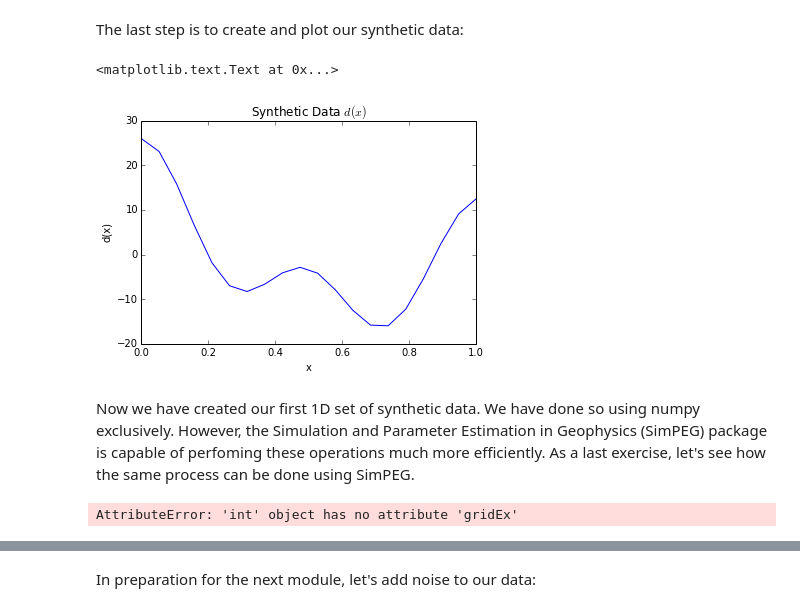
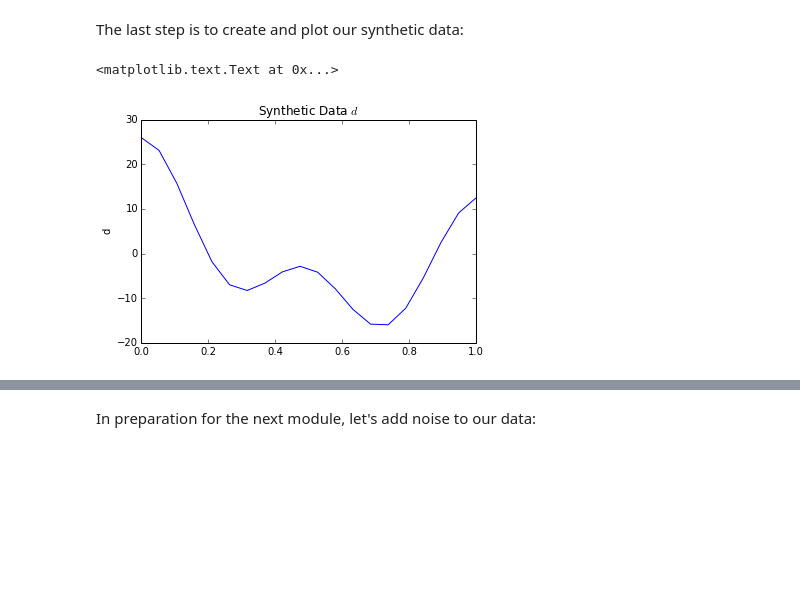
Before and after one commit to jokulhaup/directed_studies, a Jupyter notebook: Mod 1.ipynb, the cells around one changed output, grey strips where cells are left out. Saved outputs shown, nothing was run; the diff lists cells and outputs as text; code cells hidden in the pictures; blank space fills up the shorter version.

```diff
--- a/Mod 1.ipynb
+++ b/Mod 1.ipynb
@@ -471,29 +483,13 @@ The last step is to create and plot our synthetic data:
 # %%
 d = np.dot(np.dot(np.transpose(np.dot(Av, Gn)), V),m)   # Create synthetic data
 xd=np.linspace(0,1,len(d))                              # make x array for data
 
 # Plot
 
 pylab.plot(xd,d)
-pylab.xlabel('x')
-pylab.ylabel('d(x)')
-pylab.title('Synthetic Data $d(x)$')
+pylab.xlabel('')
+pylab.ylabel('d')
+pylab.title('Synthetic Data $d$')
 # %% [output]
 <matplotlib.text.Text at 0x...>
-[figure, old version]
+[figure, new version]
-# %% [markdown]
-Now we have created our first 1D set of synthetic data. We have done so using numpy exclusively. However, the Simulation and Parameter Estimation in Geophysics (SimPEG) package is capable of perfoming these operations much more efficiently. As a last exercise, let's see how the same process can be done using SimPEG.
-# %%
-# Note: we need to sit down and go over how to build this in SimPEG. Trial and error is too time costly. I am certain
-# that this is a 10 - 15 minute operation when one knows what they are doing, but I do not follow aveCC2F aveE2CC, etc.
-
-
-N=1000                      # Set number of data
-x = M.gridEx                # Define 1D domain on nodes ??
-# plot(x)
-Av=M.aveE2CC                # Build avg mtx in SimPEG ??
-print shape(Av)
-pyplot.spy(Av)
-print(Av[:5,:6])
-# %% [output]
-AttributeError: 'int' object has no attribute 'gridEx'
```
Also changed, not shown: parts of 14 cells of this notebook, 2 other files.
